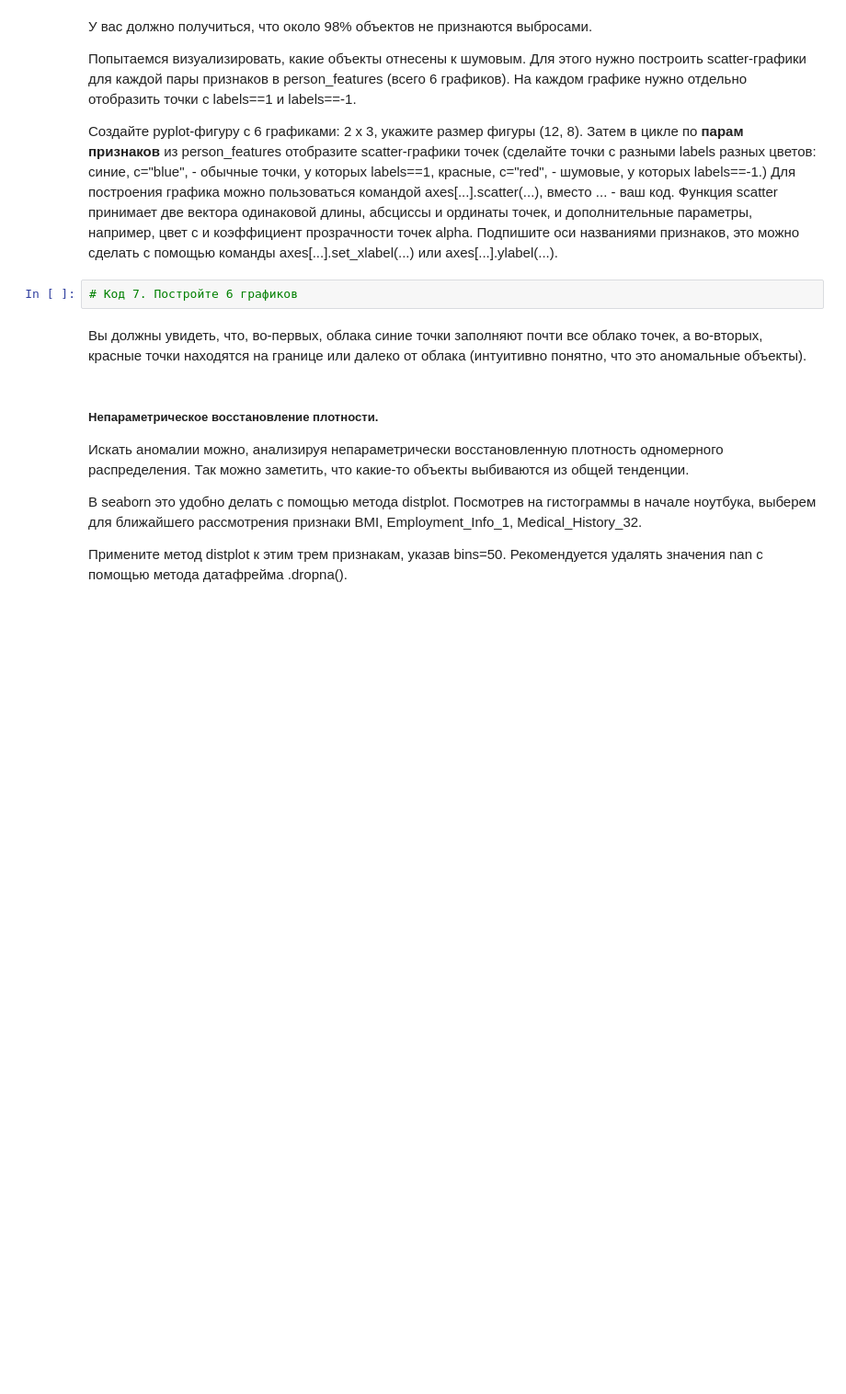
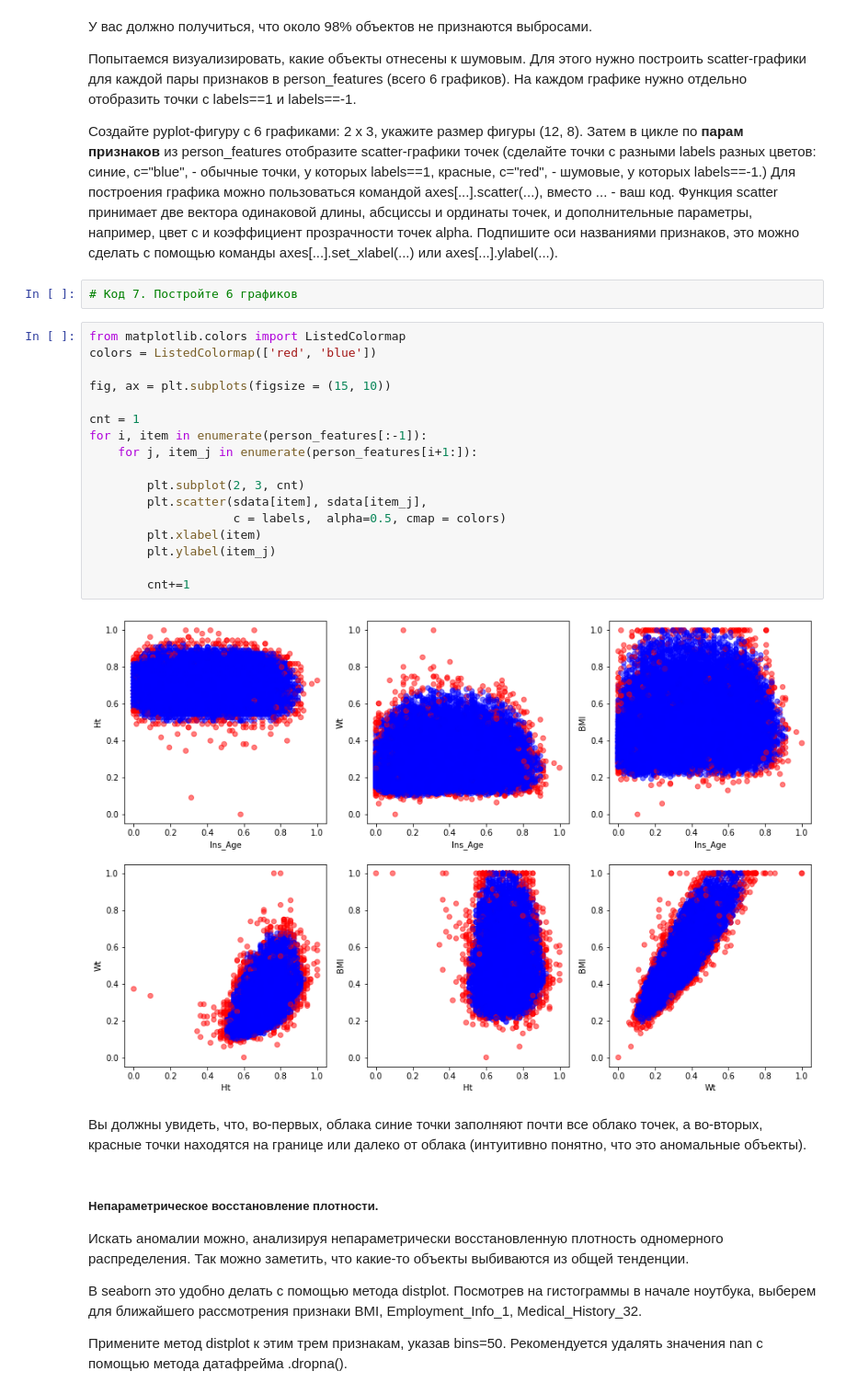
Before and after one commit to margaritik/3_coursera, a Jupyter notebook: week3/VisualizationPeerReview.ipynb, the cells around one changed output. Shown at 92% size. Cells and saved outputs as stored; diff of their text form; blank space fills up the shorter version.

```diff
--- a/week3/VisualizationPeerReview.ipynb
+++ b/week3/VisualizationPeerReview.ipynb
@@ -495,6 +495,25 @@ labels = svm_.predict(sdata[person_features])
 Создайте pyplot-фигуру с 6 графиками: 2 x 3, укажите размер фигуры (12, 8). Затем в цикле по __парам признаков__ из person_features отобразите scatter-графики точек (сделайте точки с разными labels разных цветов: синие, c="blue", - обычные точки, у которых labels==1, красные, c="red",  - шумовые, у которых labels==-1.) Для построения графика можно пользоваться командой axes[...].scatter(...), вместо ... - ваш код. Функция scatter принимает две вектора одинаковой длины, абсциссы и ординаты точек, и дополнительные параметры, например, цвет c и коэффициент прозрачности точек alpha. Подпишите оси названиями признаков, это можно сделать с помощью команды axes[...].set_xlabel(...) или axes[...].ylabel(...).
 # %%
 # Код 7. Постройте 6 графиков
+# %%
+from matplotlib.colors import ListedColormap
+colors = ListedColormap(['red', 'blue'])
+
+fig, ax = plt.subplots(figsize = (15, 10))
+
+cnt = 1
+for i, item in enumerate(person_features[:-1]):
+    for j, item_j in enumerate(person_features[i+1:]):
+
+        plt.subplot(2, 3, cnt)
+        plt.scatter(sdata[item], sdata[item_j],
+                    c = labels,  alpha=0.5, cmap = colors)
+        plt.xlabel(item)
+        plt.ylabel(item_j)
+
+        cnt+=1
+# %% [output]
+[figure, added]
 # %% [markdown]
 Вы должны увидеть, что, во-первых, облака синие точки заполняют почти все облако точек, а во-вторых, красные точки находятся на границе или далеко от облака (интуитивно понятно, что это аномальные объекты).
 # %% [markdown]
```
Also changed, not shown: parts of 2 cells of this notebook.
